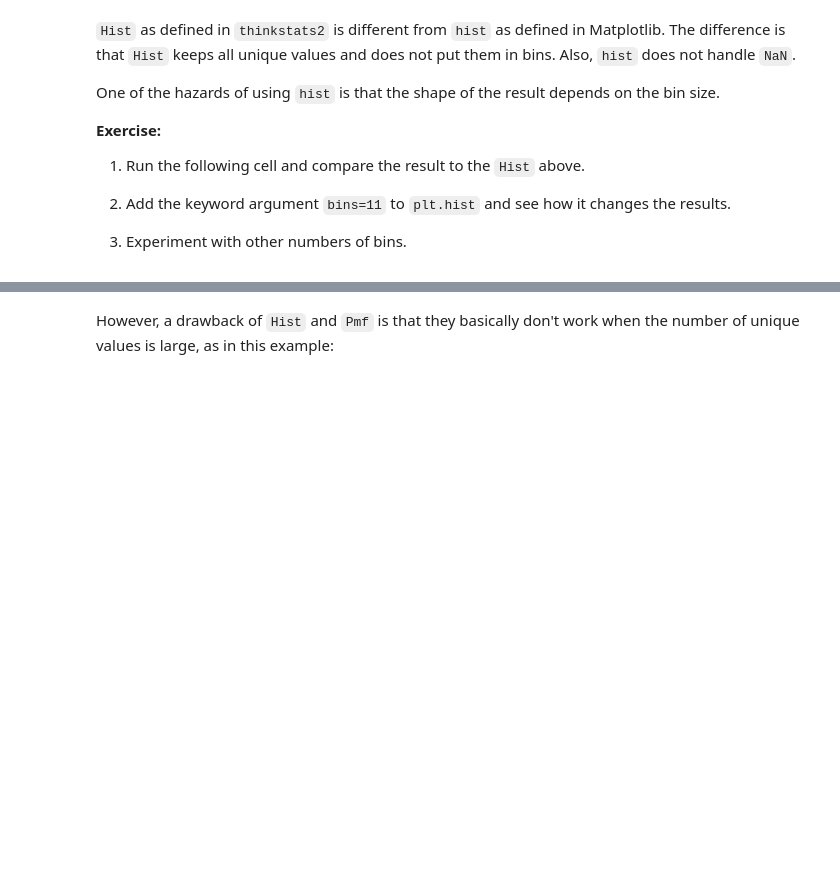
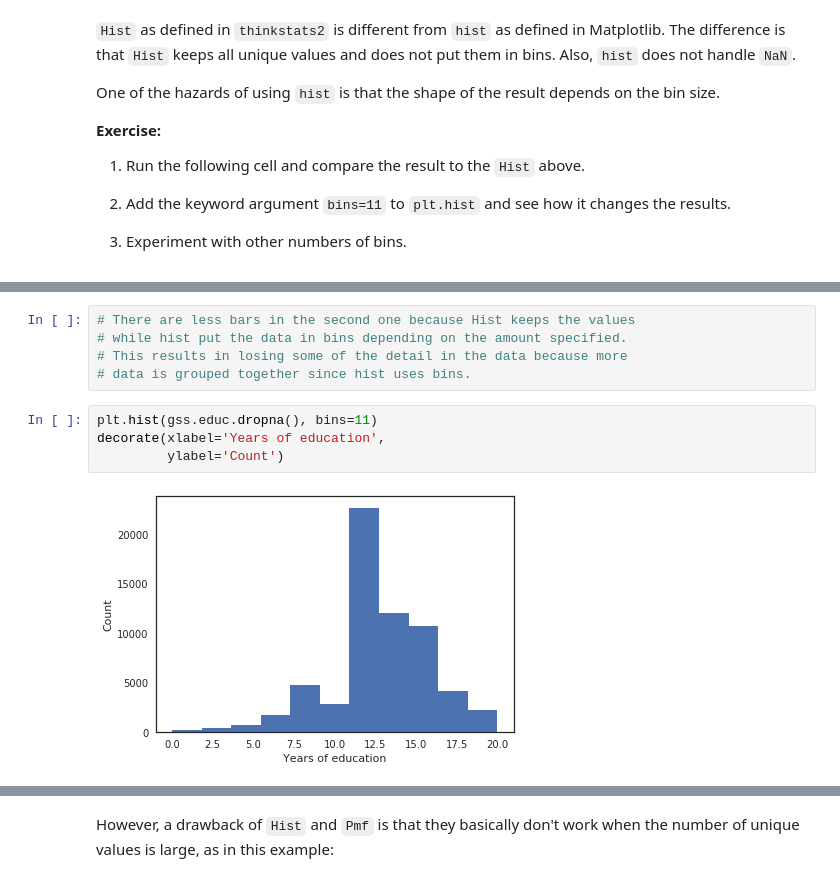
Before and after one commit to annagriffin/ThinkStats2, a Jupyter notebook: homeworks/homework01.ipynb, the cells around one changed output, grey strips where cells are left out. Drawn from its saved outputs; the diff is of its cells as text; blank space fills up the shorter version.

```diff
--- a/homeworks/homework01.ipynb
+++ b/homeworks/homework01.ipynb
@@ -361,0 +367,11 @@ decorate(xlabel='Years of education',
+# %%
+# There are less bars in the second one because Hist keeps the values
+# while hist put the data in bins depending on the amount specified.
+# This results in losing some of the detail in the data because more
+# data is grouped together since hist uses bins.
+# %%
+plt.hist(gss.educ.dropna(), bins=11)
+decorate(xlabel='Years of education',
+         ylabel='Count')
+# %% [output]
+[figure, added]
```
Also changed, not shown: parts of 53 cells of this notebook.
